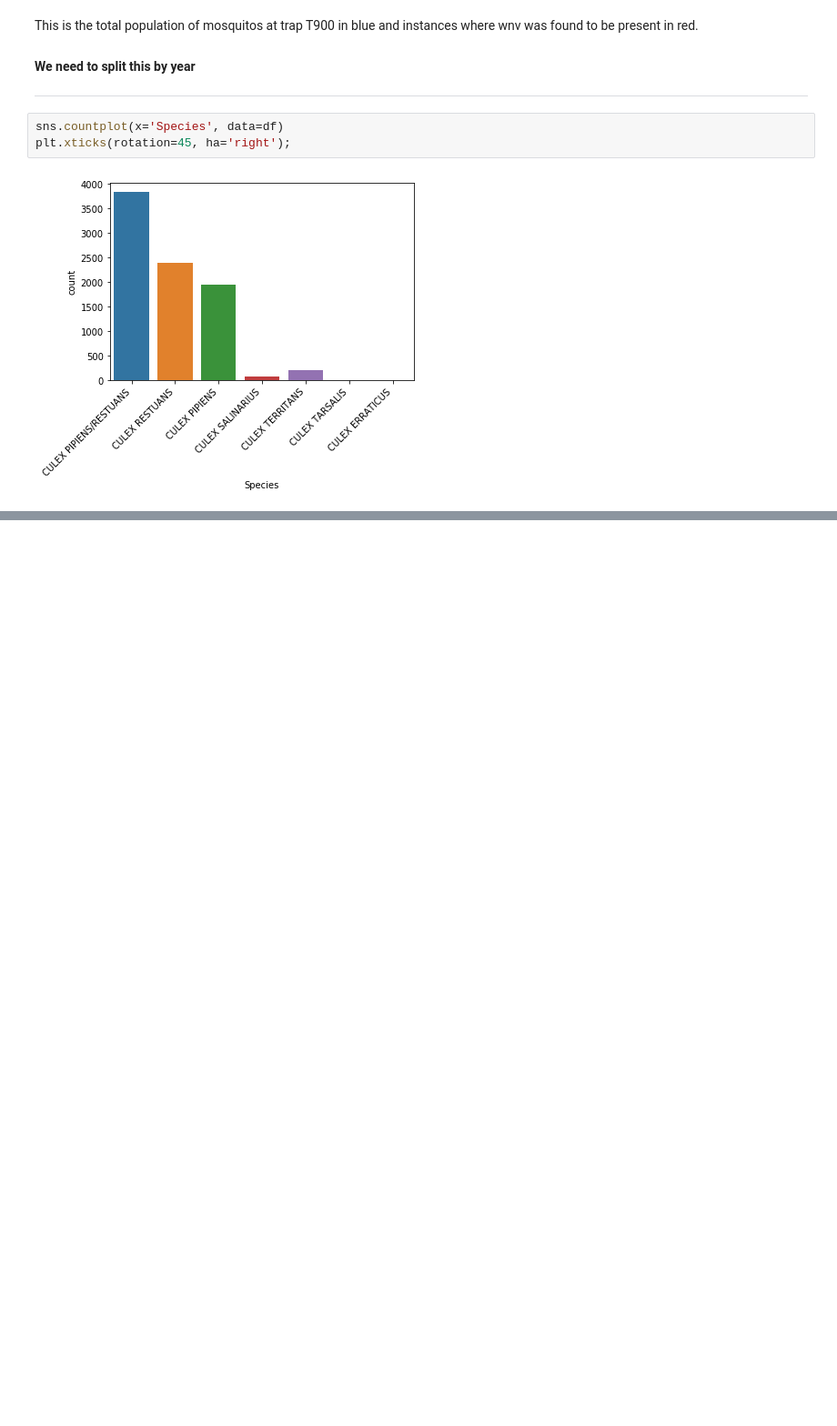
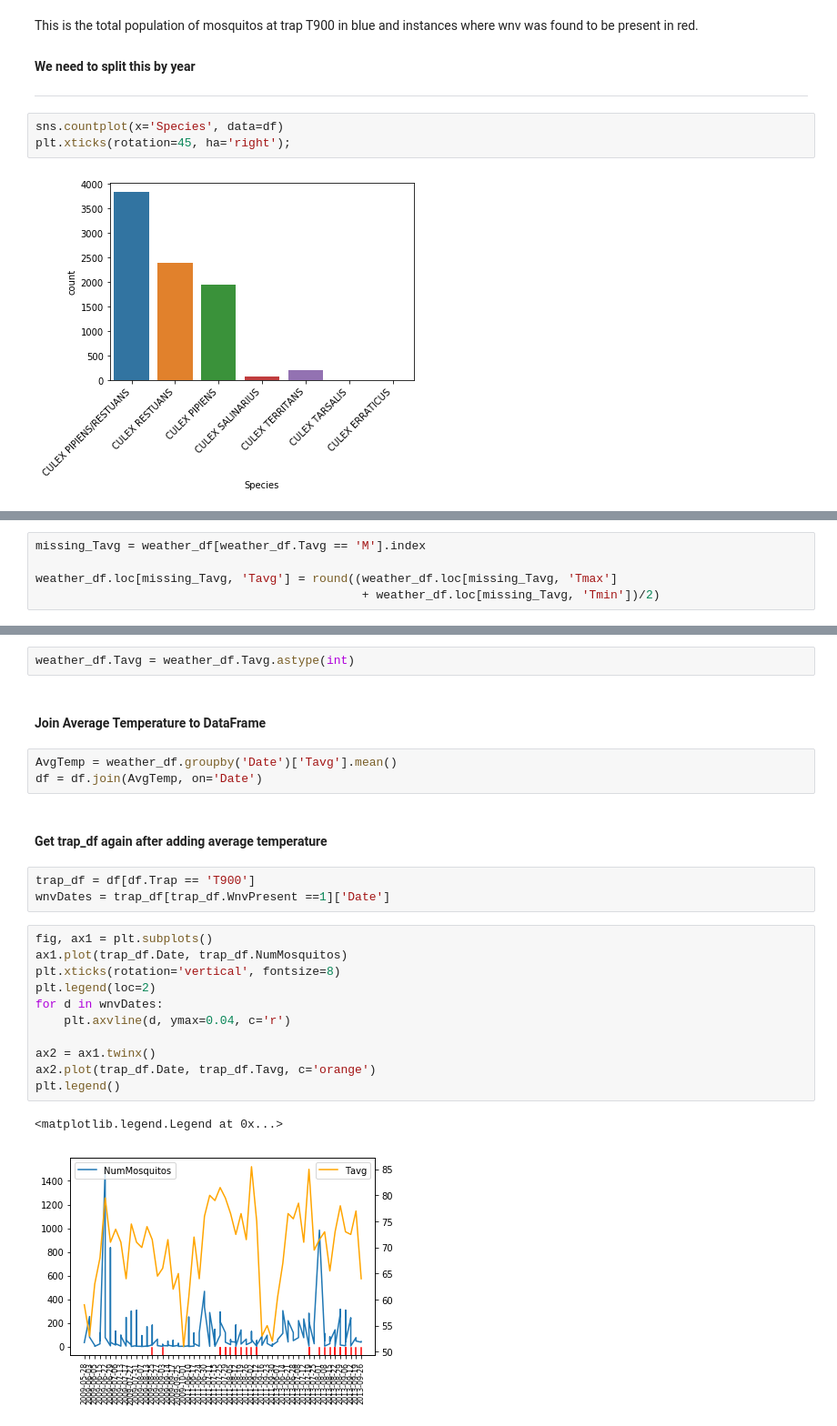
Before and after one commit to MaxReinisch/DSI_Project_4, a Jupyter notebook: West-Nile-Virus-MASTER-BC.ipynb, the cells around one changed output, grey strips where cells are left out. Shown at 91% size. Saved outputs shown, nothing was run; the diff lists cells and outputs as text; blank space fills up the shorter version.

Commit message:
Added average temp to graph

```diff
--- a/West-Nile-Virus-MASTER-BC.ipynb
+++ b/West-Nile-Virus-MASTER-BC.ipynb
@@ -109,0 +120,5 @@ plt.xticks(rotation=45, ha='right');
+# %%
+missing_Tavg = weather_df[weather_df.Tavg == 'M'].index
+
+weather_df.loc[missing_Tavg, 'Tavg'] = round((weather_df.loc[missing_Tavg, 'Tmax']
+                                              + weather_df.loc[missing_Tavg, 'Tmin'])/2)
@@ -109,0 +127,26 @@ plt.xticks(rotation=45, ha='right');
+# %%
+weather_df.Tavg = weather_df.Tavg.astype(int)
+# %% [markdown]
+#### Join Average Temperature to DataFrame
+# %%
+AvgTemp = weather_df.groupby('Date')['Tavg'].mean()
+df = df.join(AvgTemp, on='Date')
+# %% [markdown]
+#### Get trap_df again after adding average temperature
+# %%
+trap_df = df[df.Trap == 'T900']
+wnvDates = trap_df[trap_df.WnvPresent ==1]['Date']
+# %%
+fig, ax1 = plt.subplots()
+ax1.plot(trap_df.Date, trap_df.NumMosquitos)
+plt.xticks(rotation='vertical', fontsize=8)
+plt.legend(loc=2)
+for d in wnvDates:
+    plt.axvline(d, ymax=0.04, c='r')
+
+ax2 = ax1.twinx()
+ax2.plot(trap_df.Date, trap_df.Tavg, c='orange')
+plt.legend()
+# %% [output]
+<matplotlib.legend.Legend at 0x...>
+[figure, added]
```
Also changed, not shown: parts of 8 cells of this notebook.
